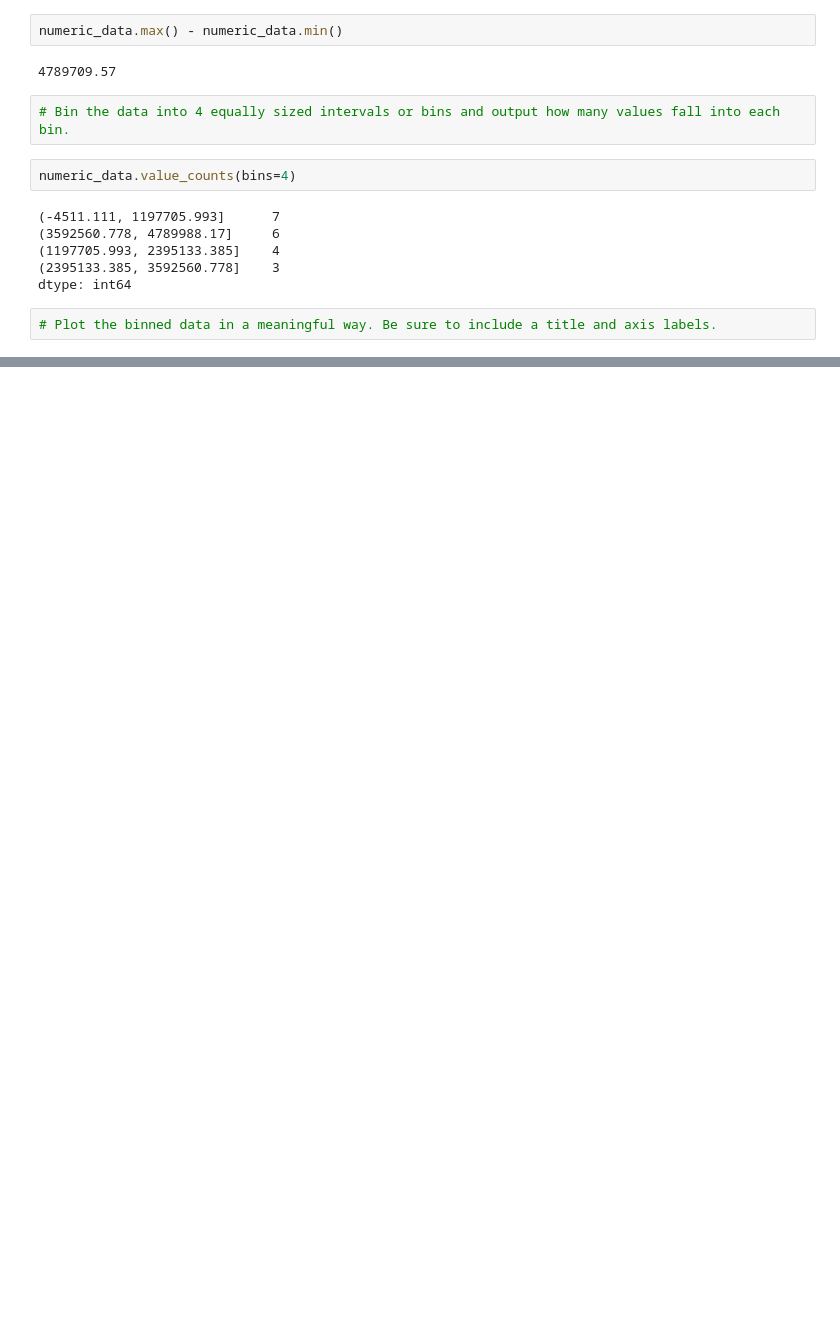
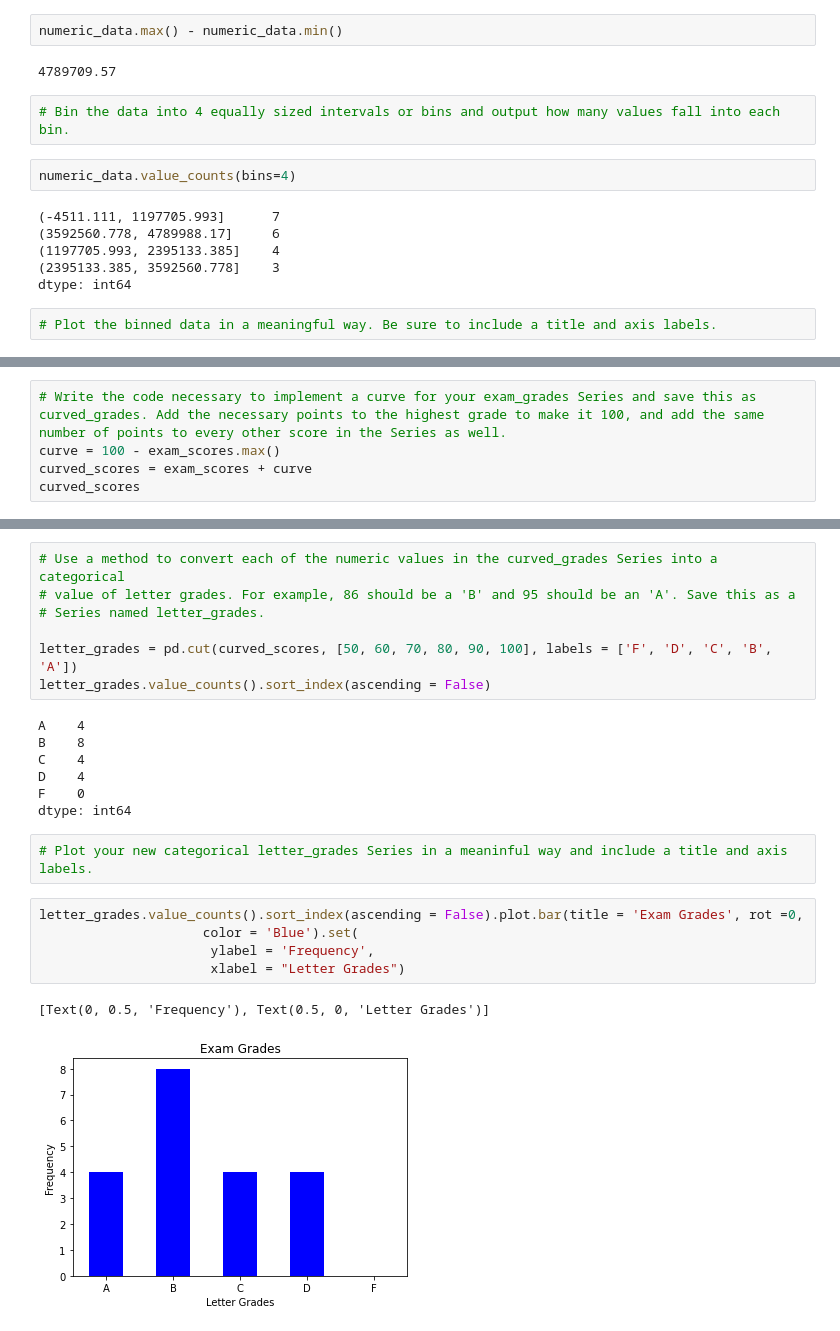
Before and after one commit to lochlynlaskowski/numpy-pandas-visualization-exercises, a Jupyter notebook: pandas_series.ipynb, the cells around one changed output, grey strips where cells are left out. Drawn from its saved outputs; the diff is of its cells as text; blank space fills up the shorter version.

```diff
--- a/pandas_series.ipynb
+++ b/pandas_series.ipynb
@@ -418,0 +455,5 @@ numeric_data.value_counts(bins=4).plot.bar(title='Values by Intervals',
+# %%
+# Write the code necessary to implement a curve for your exam_grades Series and save this as curved_grades. Add the necessary points to the highest grade to make it 100, and add the same number of points to every other score in the Series as well.
+curve = 100 - exam_scores.max()
+curved_scores = exam_scores + curve
+curved_scores
@@ -418,0 +478,24 @@ numeric_data.value_counts(bins=4).plot.bar(title='Values by Intervals',
+# %%
+# Use a method to convert each of the numeric values in the curved_grades Series into a categorical
+# value of letter grades. For example, 86 should be a 'B' and 95 should be an 'A'. Save this as a
+# Series named letter_grades.
+
+letter_grades = pd.cut(curved_scores, [50, 60, 70, 80, 90, 100], labels = ['F', 'D', 'C', 'B', 'A'])
+letter_grades.value_counts().sort_index(ascending = False)
+# %% [output]
+A    4
+B    8
+C    4
+D    4
+F    0
+dtype: int64
+# %%
+# Plot your new categorical letter_grades Series in a meaninful way and include a title and axis labels.
+# %%
+letter_grades.value_counts().sort_index(ascending = False).plot.bar(title = 'Exam Grades', rot =0,
+                     color = 'Blue').set(
+                      ylabel = 'Frequency',
+                      xlabel = "Letter Grades")
+# %% [output]
+[Text(0, 0.5, 'Frequency'), Text(0.5, 0, 'Letter Grades')]
+[figure, added]
```
Also changed, not shown: parts of 6 cells of this notebook, 1 other file.
